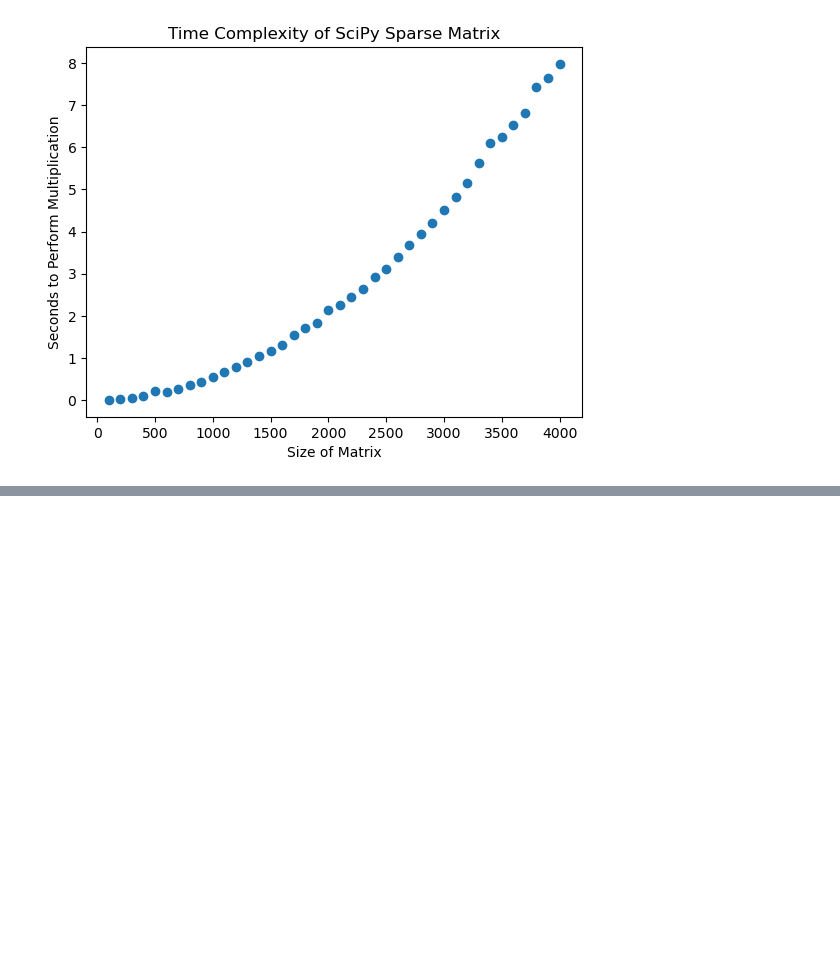
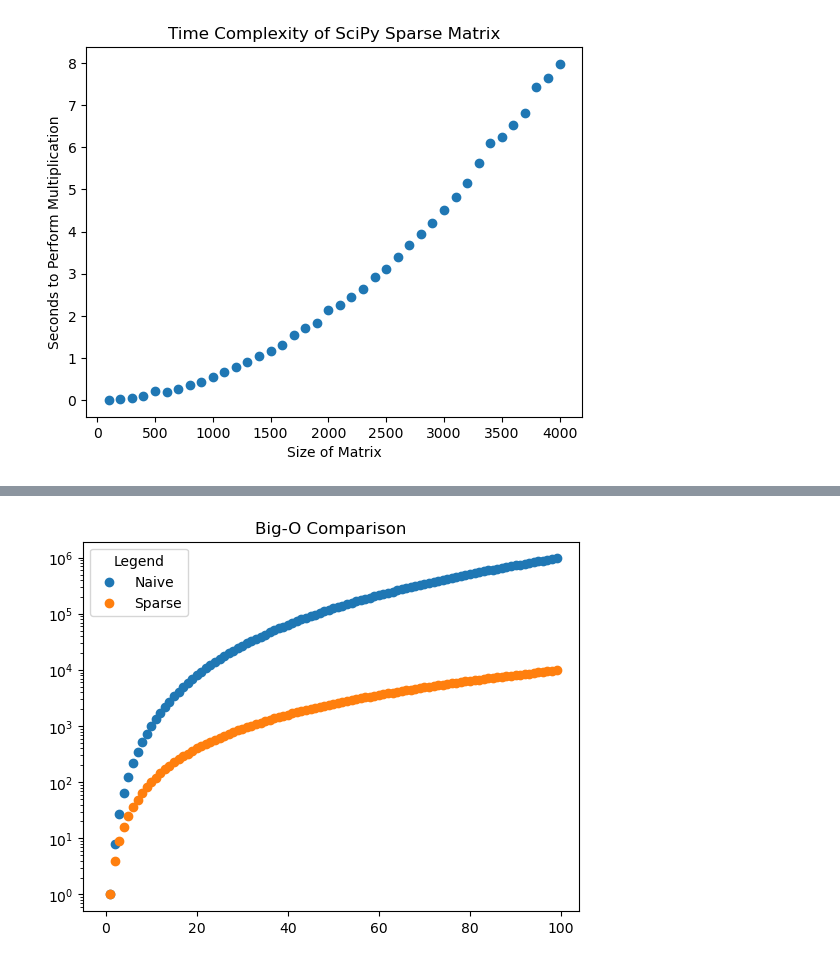
Before and after one commit to youngfeiler/CP307_Final_Proj, a Jupyter notebook: analysis.ipynb, the cells around one changed output, grey strips where cells are left out. Drawn from its saved outputs; the diff is of its cells as text; code cells hidden in the pictures; blank space fills up the shorter version.

```diff
--- a/analysis.ipynb
+++ b/analysis.ipynb
@@ -172,0 +248,25 @@ plt.show()
+# %%
+# BIG-O COMPARISON
+
+x = []
+y1 = []
+y2 = []
+
+labels = ['Naive', 'Sparse']
+
+for i in range(100):
+    x.append(i)
+    y1.append(i*i*i)
+    y2.append(i*i)
+
+plt.yscale("log")
+plt.scatter(x, y1, label=labels[0])
+plt.scatter(x, y2, label=labels[1])
+
+plt.title('Big-O Comparison')
+
+plt.legend(title='Legend')
+
+plt.show()
+# %% [output]
+[figure, added]
```
Also changed, not shown: parts of 6 cells of this notebook.
